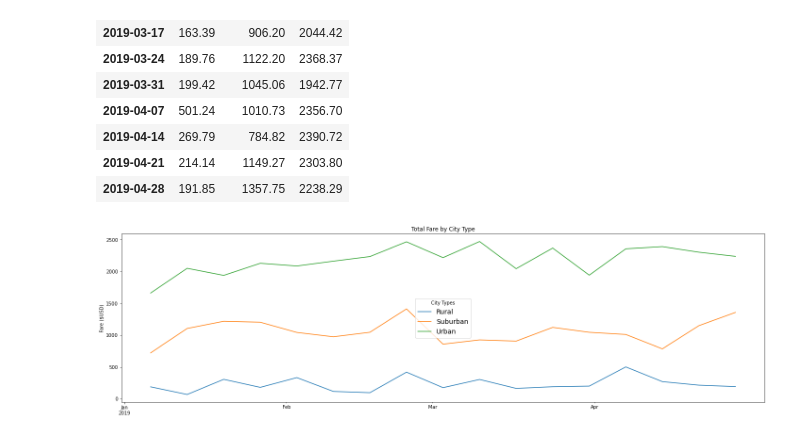
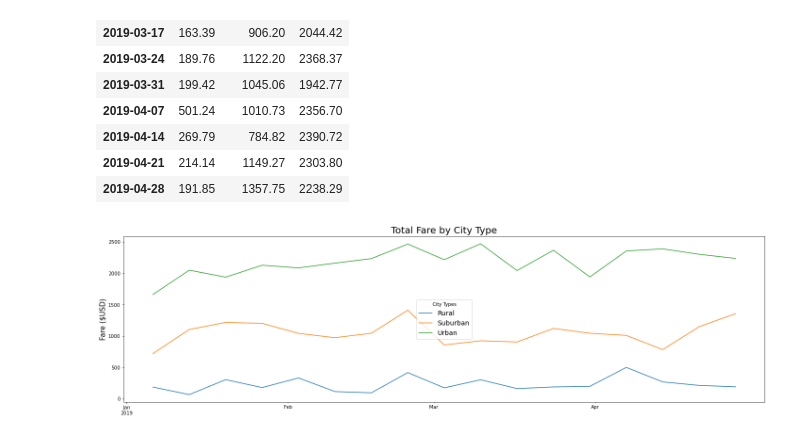
Before and after one commit to EmadSoheili/Matplotlib-UofT-PyberAnalysisChallenge, a Jupyter notebook: PyBer_Challenge.ipynb, the cells around one changed output. Drawn from its saved outputs; the diff is of its cells as text; code cells hidden in the pictures.

```diff
--- a/PyBer_Challenge.ipynb
+++ b/PyBer_Challenge.ipynb
@@ -287,23 +287,23 @@ fare_weekly
 # %%
 # 8. Using the object-oriented interface method, plot the resample DataFrame using the df.plot() function.
 
 fig, ax = plt.subplots(figsize = (20,6))
 ax.plot(fare_weekly['Rural'], label = 'Rural')
 ax.plot(fare_weekly['Suburban'], label = 'Suburban')
 ax.plot(fare_weekly['Urban'], label = 'Urban')
-ax.set_title("Total Fare by City Type")
-ax.set_ylabel("Fare ($USD)")
+ax.set_title("Total Fare by City Type", fontsize=20)
+ax.set_ylabel("Fare ($USD)", fontsize=15)
 ax.xaxis.set_major_locator(mdates.MonthLocator(bymonth=(1)))
 ax.xaxis.set_minor_locator(mdates.MonthLocator([2,3,4]))
 ax.xaxis.set_major_formatter(mdates.DateFormatter('%b\n%Y'))
 ax.xaxis.set_minor_formatter(mdates.DateFormatter('%b'))
 ax.legend(fontsize=14, loc="center", title="City Types")
 
 # Use the graph style fivethirtyeight.
 style.use('fivethirtyeight')
 
 plt.tight_layout()
 plt.savefig('Analysis/PyBer_fare_summary.png')
 plt.show()
 # %% [output]
-[figure, old version]
+[figure, new version]
```
Also changed, not shown: 1 other file.
